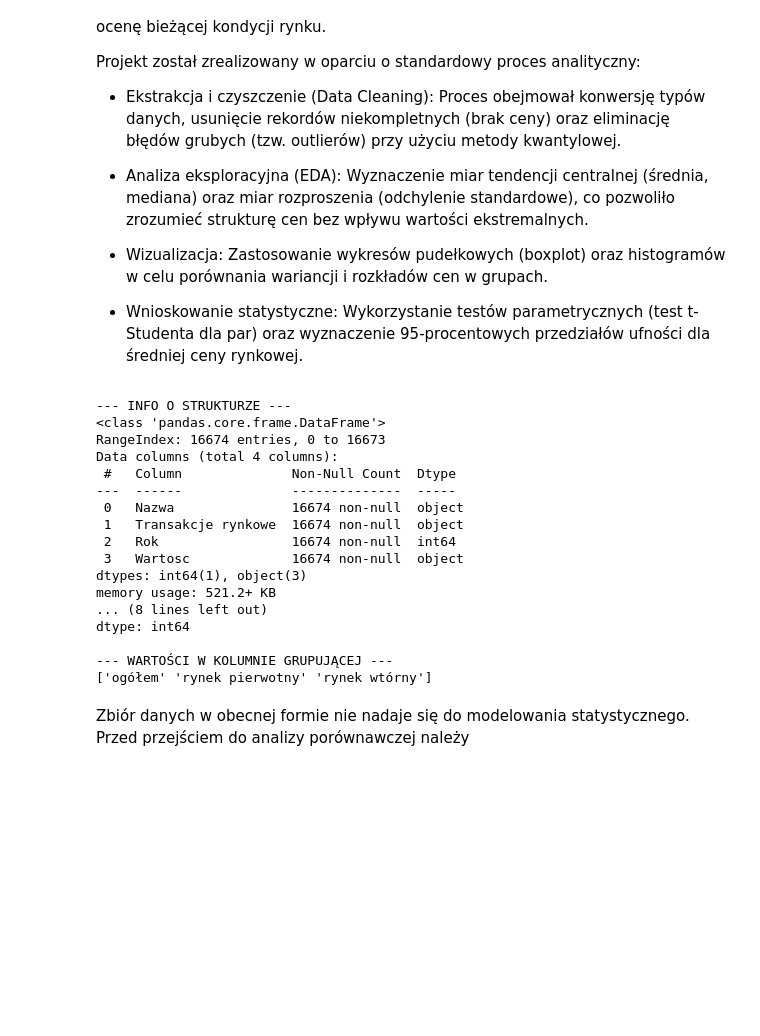
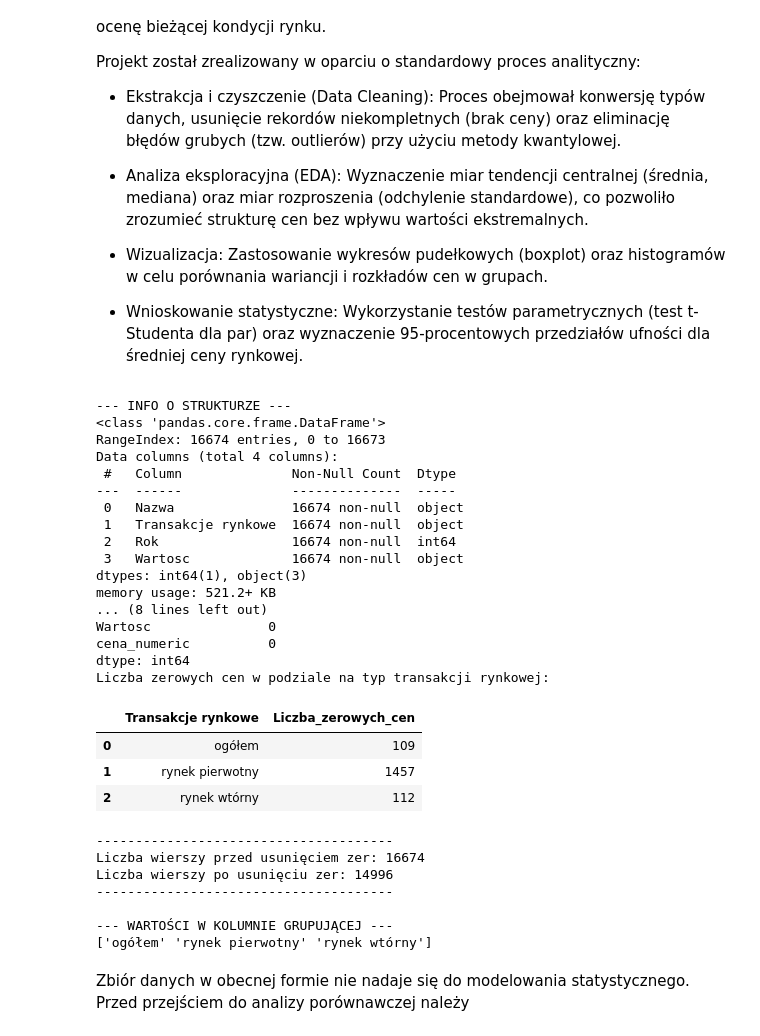
Before and after one commit to MatiMajewski/Beginners, a Jupyter notebook: Podejście2.ipynb, the cells around one changed output. Drawn from its saved outputs; the diff is of its cells as text; code cells hidden in the pictures; blank space fills up the shorter version.

```diff
--- a/Podejście2.ipynb
+++ b/Podejście2.ipynb
@@ -22,44 +22,81 @@ Projekt został zrealizowany w oparciu o standardowy proces analityczny:
 # %%
 import pandas as pd
 import numpy as np
+import requests
+import io
 
 # 1. Ładowanie
-df_org = pd.read_excel('/content/RYNEK_NIER.xlsx', header=0)
+# Pobieranie pliku z GitHub
+github_excel_url = 'https://raw.githubusercontent.com/MatiMajewski/Beginners/refs/heads/main/RYNEK_NIER.xlsx'
+response = requests.get(github_excel_url)
+df_org = pd.read_excel(io.BytesIO(response.content), header=0)
+
 df = df_org.copy()
-
 
 # 2. Diagnostyka struktury
 print("--- INFO O STRUKTURZE ---")
 print(df.info())
 
+# Liczenie '-'
+num_hyphens = df['Wartosc'].astype(str).str.contains('-').sum()
+print(f"\nLiczba wartości z '-' w kolumnie 'Wartosc': {num_hyphens}")
+
 # wartoci konwersja na numeric.
-df['Wartosc'] = df['Wartosc'].astype(str).str.replace('-', 'nan', regex=False)
+df['Wartosc'] = df['Wartosc'].astype(str).str.replace('-', '0', regex=False) # Zmiana: zamiana '-' na '0'
 df['cena_numeric'] = pd.to_numeric(df['Wartosc'], errors='coerce')
+
+# Usunięcie wierszy z brakującymi wartościami w 'cena_numeric' i przypisanie do df_clean
+df_clean = df.dropna(subset=['cena_numeric'])
 
 # 3. Sprawdzenie braków i unikalnych wartości
 print("\n--- BRAKI W DANYCH ---")
 print(df.isnull().sum())
 
+# 4. sprawdzanie wartosci 0 w kolumnie wartosci
+zero_price_rows = df_clean[df_clean['cena_numeric'] == 0]
+zero_counts_by_market = zero_price_rows.groupby('Transakcje rynkowe').size().reset_index(name='Liczba_zerowych_cen')
+
+print("Liczba zerowych cen w podziale na typ transakcji rynkowej:")
+display(zero_counts_by_market)
+
+# usuwamy wiersze z wartościami 0
+df_without_zeros_from_temp = df_temp[df_temp['cena_numeric'] != 0].copy()
+print("--------------------------------------")
+print(f"Liczba wierszy przed usunięciem zer: {len(df_temp)}")
+print(f"Liczba wierszy po usunięciu zer: {len(df_without_zeros_from_temp)}")
+
+print("--------------------------------------")
 print("\n--- WARTOŚCI W KOLUMNIE GRUPUJĄCEJ ---")
 # Sprawdzamy, czy 'rynek pierwotny' nie jest zapisany na 3 różne sposoby (np. z literówkami)
 print(df['Transakcje rynkowe'].unique())
 # %% [output]
 --- INFO O STRUKTURZE ---
 <class 'pandas.core.frame.DataFrame'>
 RangeIndex: 16674 entries, 0 to 16673
 Data columns (total 4 columns):
  #   Column              Non-Null Count  Dtype
 ---  ------              --------------  -----
  0   Nazwa               16674 non-null  object
  1   Transakcje rynkowe  16674 non-null  object
  2   Rok                 16674 non-null  int64
  3   Wartosc             16674 non-null  object
 dtypes: int64(1), object(3)
 memory usage: 521.2+ KB
 ... (8 lines left out)
+Wartosc               0
+cena_numeric          0
 dtype: int64
-
---- WARTOŚCI W KOLUMNIE GRUPUJĄCEJ ---
-['ogółem' 'rynek pierwotny' 'rynek wtórny']
+Liczba zerowych cen w podziale na typ transakcji rynkowej:
+|  | Transakcje rynkowe | Liczba_zerowych_cen |
+| 0 | ogółem | 109 |
+| 1 | rynek pierwotny | 1457 |
+| 2 | rynek wtórny | 112 |
+--------------------------------------
+Liczba wierszy przed usunięciem zer: 16674
+Liczba wierszy po usunięciu zer: 14996
+--------------------------------------
+
+--- WARTOŚCI W KOLUMNIE GRUPUJĄCEJ ---
+['ogółem' 'rynek pierwotny' 'rynek wtórny']
 # %% [markdown]
 Zbiór danych w obecnej formie nie nadaje się do modelowania statystycznego. Przed przejściem do analizy porównawczej należy
```
Also changed, not shown: parts of 2 cells of this notebook.
